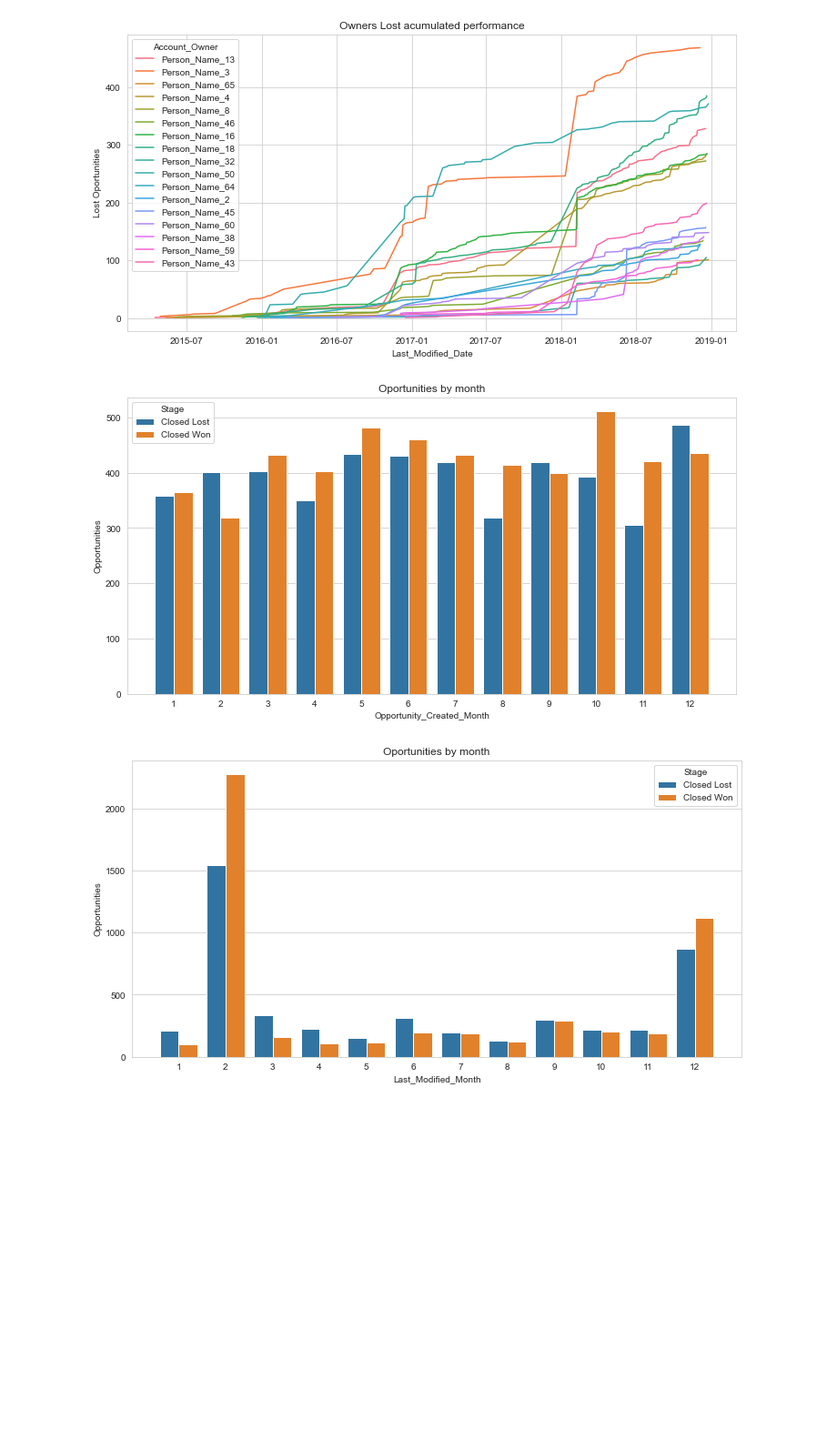
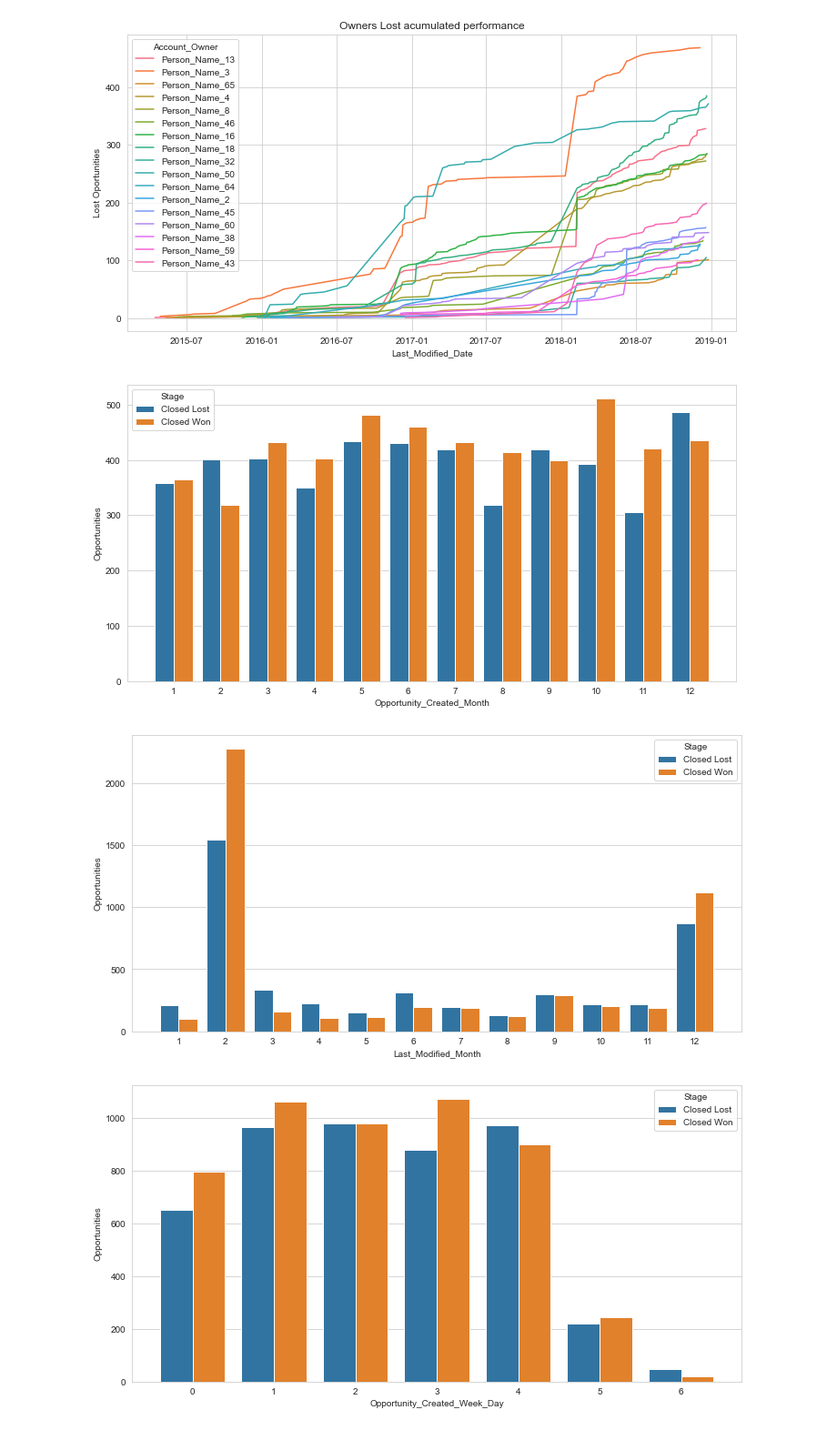
Before and after one commit to fede-alt/datos_2c2020_tp1, a Jupyter notebook: Pruebas/Pruebas_Fede.ipynb, the cells around one changed output. Shown at 91% size. Saved outputs shown, nothing was run; the diff lists cells and outputs as text; code cells hidden in the pictures; blank space fills up the shorter version.

```diff
--- a/Pruebas/Pruebas_Fede.ipynb
+++ b/Pruebas/Pruebas_Fede.ipynb
@@ -8,6 +10,8 @@ sns.set_style("whitegrid")
 # %%
 my_columns = ["Sales_Contract_No","Account_Owner","Opportunity_Owner","Account_Type","Opportunity_Type","Quote_Type",
             "Delivery_Terms","Opportunity_Created_Date","Brand","Product_Type","Size","Product_Category_B","Price",
-            "Stage","Opportunity_ID","Last_Modified_Date"]#contexto
+            "Stage","Opportunity_ID","Last_Modified_Date","Region","Territory", "Pricing, Delivery_Terms_Quote_Appr",
+              "Pricing, Delivery_Terms_Approved"]#contexto
 df_completo = pd.read_csv('Entrenamieto_ECI_2020.csv')
 df = df_completo[my_columns]
+df_completo.columns
@@ -19,11 +42,13 @@ df["Opportunity_Created_Date"] = pd.to_datetime(df["Opportunity_Created_Date"],
 df["Opportunity_Created_Day"] = DatetimeIndex(df["Opportunity_Created_Date"]).day
 df["Opportunity_Created_Month"] = DatetimeIndex(df["Opportunity_Created_Date"]).month
 df["Opportunity_Created_Year"] = DatetimeIndex(df["Opportunity_Created_Date"]).year
+df["Opportunity_Created_Week_Day"] = DatetimeIndex(df["Opportunity_Created_Date"]).dayofweek
 
 df["Last_Modified_Date"] = pd.to_datetime(df["Last_Modified_Date"], format='%m/%d/%Y')
 df["Last_Modified_Day"] = DatetimeIndex(df["Last_Modified_Date"]).day
 df["Last_Modified_Month"] = DatetimeIndex(df["Last_Modified_Date"]).month
 df["Last_Modified_Year"] = DatetimeIndex(df["Last_Modified_Date"]).year
+df["Last_Modified_Week_Day"] = DatetimeIndex(df["Last_Modified_Date"]).dayofweek
 
 
 df_won = df[df.Stage=="Closed Won"]
@@ -57,0 +83,7 @@ See the caveats in the documentation: https://pandas.pydata.org/pandas-docs/stab
+# %%
+#Limpio territorios
+df.loc[((df.Region == "EMEA")&(df.Territory.str.contains("America"))), "Region"] = "Americas"
+df = df.replace({"Territory":{"KSA":"Saudi Arabia"}})
+df["Region"] = df["Region"].replace({"Middle East":"EMEA"})
+df["Territory"] = df["Territory"].replace({"None":"Other"})
+#Limpio territorios
@@ -68,7 +105,7 @@ for date_column in date_columns:
     for i in range(0,3): #lo hago en general, ganados y perdidos
         dataframe = dfs[i]
         dataframe = dataframe[(dataframe["Stage"]=="Closed Won") | (dataframe["Stage"]=="Closed Lost")].drop_duplicates(subset=['Opportunity_ID'], keep='last')
-        series_owners = dataframe.groupby("Account_Owner")["Opportunity_ID"].agg("count")
+        series_owners = dataframe.groupby(["Account_Owner"])["Opportunity_ID"].agg("count")
         prom_per_owner = series_owners.agg("mean")
         dataframe_owners = series_owners.to_frame().reset_index() #NO PUDE HACERLO CON MERGE
         dataframe_owners.columns = ["Account_Owner", "Opportunity_Qtty"]
@@ -104,15 +141,15 @@ Oportunidades Lost promedio por Account_Owner = 98.3125
 [figure]
 # %%
 ##OPORTUNIDADES CREADAS POR MES (según target)
-month_columns = ["Opportunity_Created_Month", "Last_Modified_Month"]
-for month_column in month_columns:
-    moth_creation = df[(df["Stage"]=="Closed Won") | (df["Stage"]=="Closed Lost")].drop_duplicates(subset=['Opportunity_ID'], keep='last').groupby([month_column,"Stage"]).agg({"Opportunity_ID":"count"}).reset_index()
+dt_columns = ["Opportunity_Created_Month", "Last_Modified_Month","Opportunity_Created_Week_Day","Last_Modified_Week_Day"]
+for dt in dt_columns:
+    data = df[(df["Stage"]=="Closed Won") | (df["Stage"]=="Closed Lost")].drop_duplicates(subset=['Opportunity_ID'], keep='last').groupby([dt,"Stage"]).agg({"Opportunity_ID":"count"}).reset_index()
     fig, ax = plt.subplots(figsize = (12,6))
-    fig = sns.barplot(data=moth_creation,x=month_column, y="Opportunity_ID", hue="Stage", ax=ax)
+    fig = sns.barplot(data=data, x=dt, y="Opportunity_ID", hue="Stage", ax=ax)
     fig.set_ylabel("Opportunities")
-    fig.set_xlabel(month_column)
-    fig.set_title("Oportunities by month")
+    fig.set_xlabel(dt)
     fig.plot()
 # %% [output]
-[figure, old version]
+[figure, new version]
-[figure, old version]
+[figure, new version]
+[figure, added]
```
Also changed, not shown: parts of 9 cells of this notebook.
